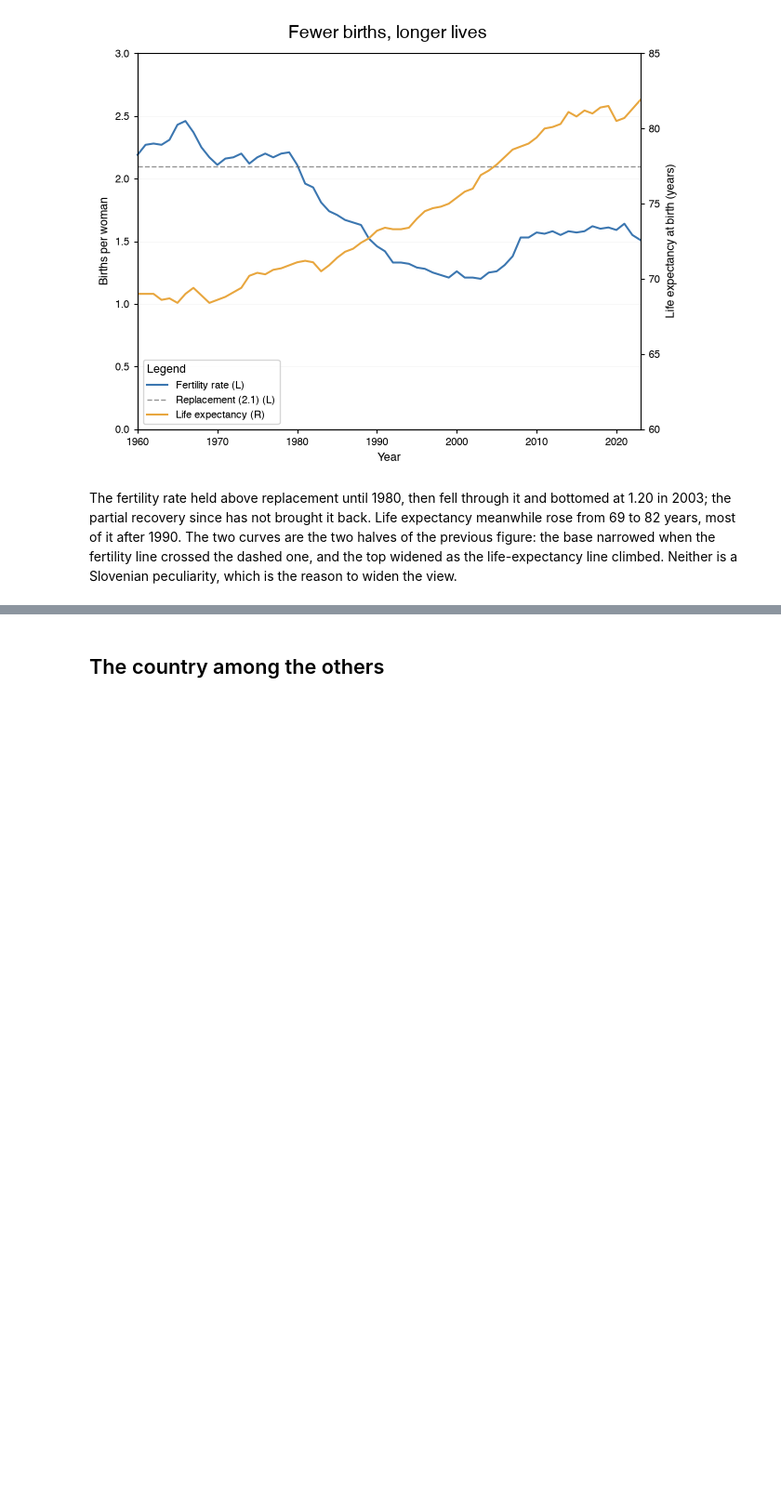
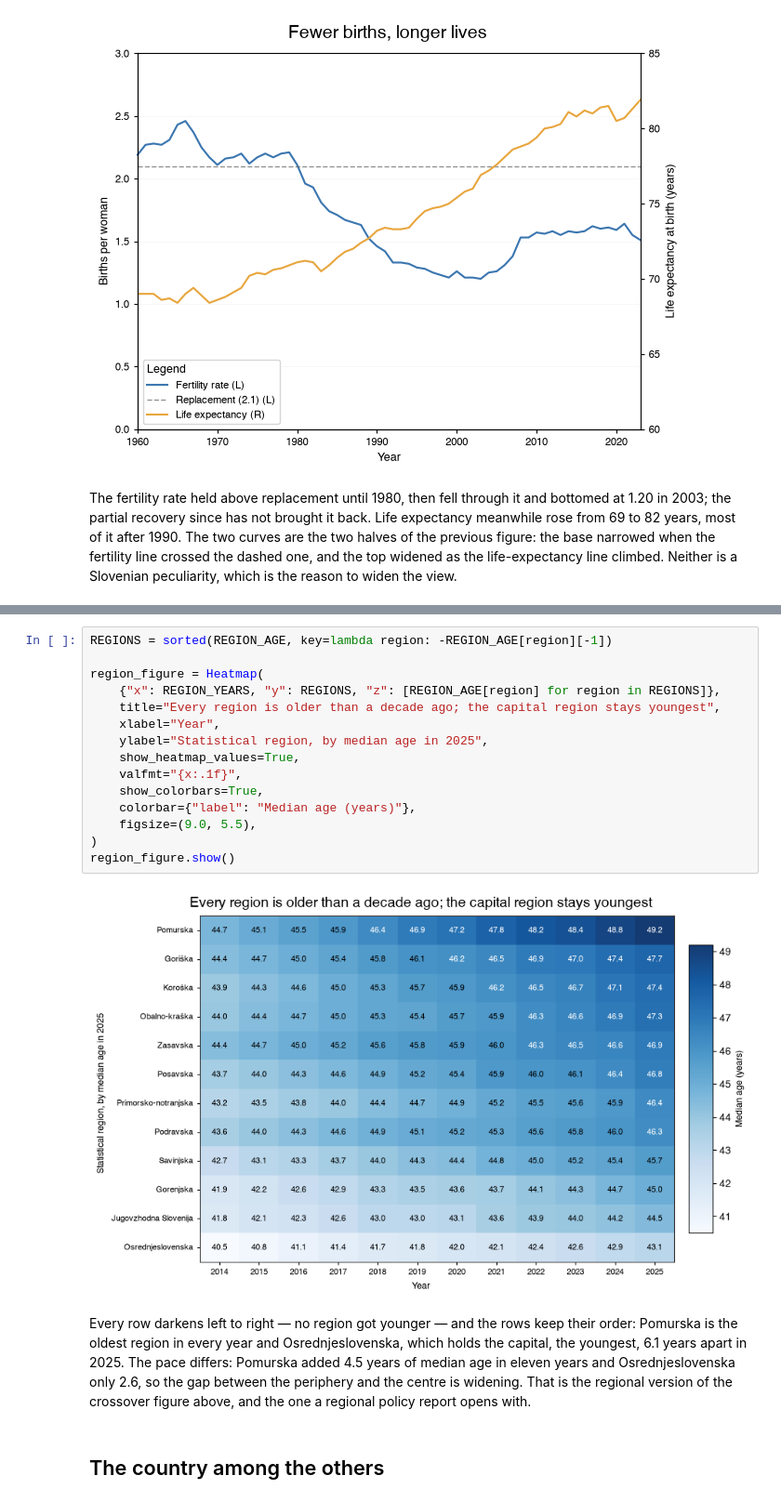
Before and after one commit to eriknovak/datachart, a Jupyter notebook: docs/use-cases/demographics.ipynb, the cells around one changed output, grey strips where cells are left out. Shown at 93% size. Drawn from its saved outputs; the diff is of its cells as text; blank space fills up the shorter version.

```diff
--- a/docs/use-cases/demographics.ipynb
+++ b/docs/use-cases/demographics.ipynb
@@ -565,3 +650,22 @@ The fertility rate held above replacement until 1980, then fell through it and b
+# %%
+REGIONS = sorted(REGION_AGE, key=lambda region: -REGION_AGE[region][-1])
+
+region_figure = Heatmap(
+    {"x": REGION_YEARS, "y": REGIONS, "z": [REGION_AGE[region] for region in REGIONS]},
+    title="Every region is older than a decade ago; the capital region stays youngest",
+    xlabel="Year",
+    ylabel="Statistical region, by median age in 2025",
+    show_heatmap_values=True,
+    valfmt="{x:.1f}",
+    show_colorbars=True,
+    colorbar={"label": "Median age (years)"},
+    figsize=(9.0, 5.5),
+)
+region_figure.show()
+# %% [output]
+[figure, added]
+# %% [markdown]
+Every row darkens left to right — no region got younger — and the rows keep their order: Pomurska is the oldest region in every year and Osrednjeslovenska, which holds the capital, the youngest, 6.1 years apart in 2025. The pace differs: Pomurska added 4.5 years of median age in eleven years and Osrednjeslovenska only 2.6, so the gap between the periphery and the centre is widening. That is the regional version of the crossover figure above, and the one a regional policy report opens with.
 # %% [markdown]
 ## The country among the others
 # %% [markdown]
```
Also changed, not shown: parts of 10 cells of this notebook, 2 other files.
